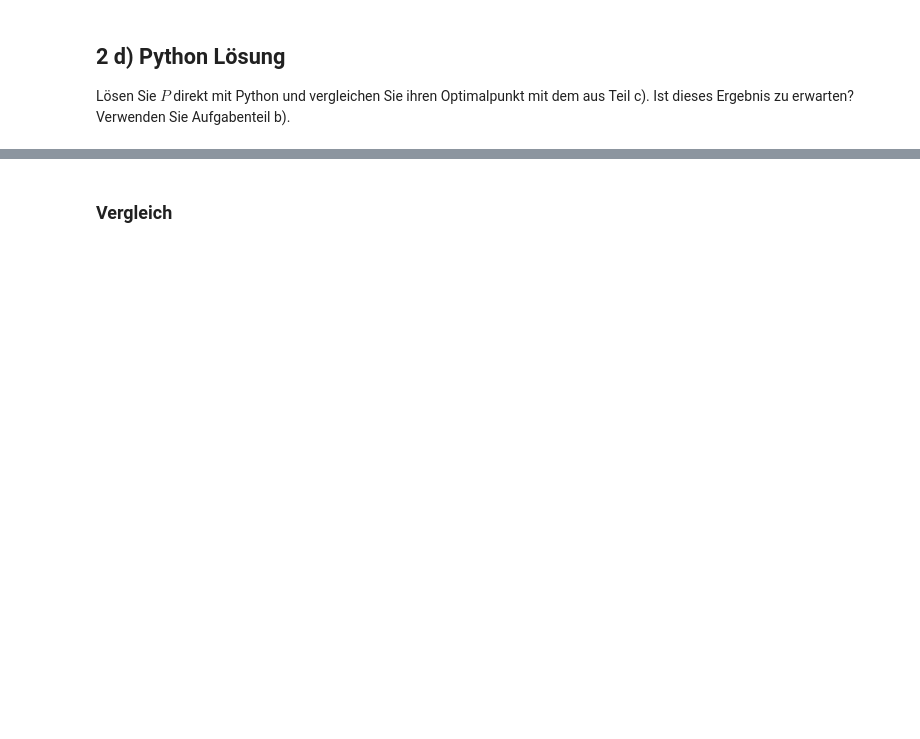
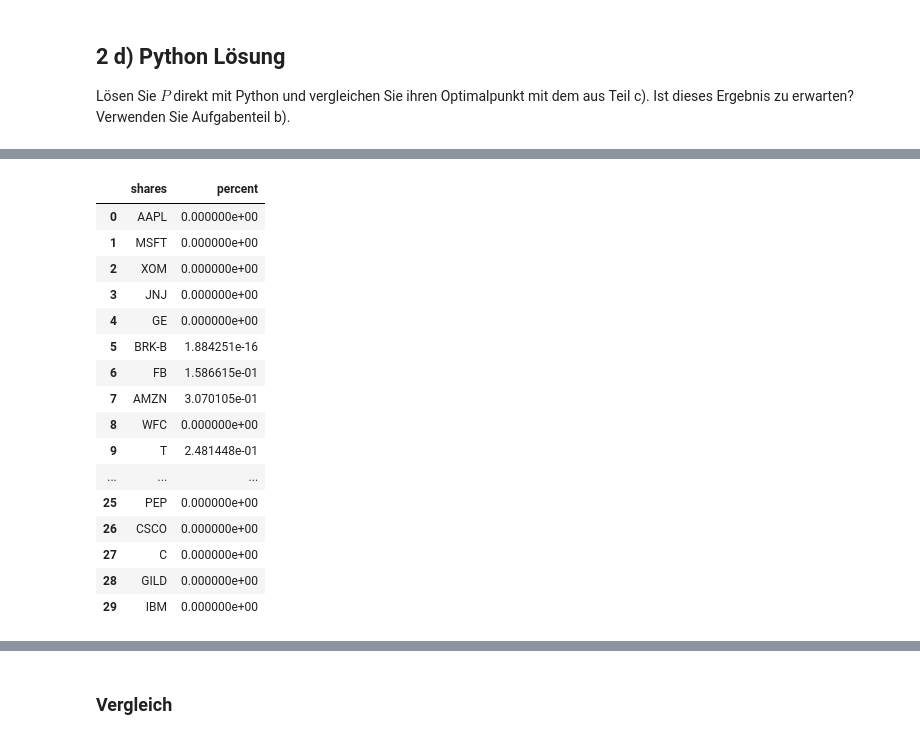
Before and after one commit to ngminh-jo/global_opt, a Jupyter notebook: sonderubung2/Python_2aufgabe/Sonderuebung2.ipynb, the cells around one changed output, grey strips where cells are left out. Saved outputs shown, nothing was run; the diff lists cells and outputs as text; code cells hidden in the pictures; blank space fills up the shorter version.

```diff
--- a/sonderubung2/Python_2aufgabe/Sonderuebung2.ipynb
+++ b/sonderubung2/Python_2aufgabe/Sonderuebung2.ipynb
@@ -139,0 +288,20 @@ Lösen Sie $P$ direkt mit Python und vergleichen Sie ihren Optimalpunkt mit dem
+# %%
+res_pri
+# %% [output]
+|  | shares | percent |
+| 0 | AAPL | 0.000000e+00 |
+| 1 | MSFT | 0.000000e+00 |
+| 2 | XOM | 0.000000e+00 |
+| 3 | JNJ | 0.000000e+00 |
+| 4 | GE | 0.000000e+00 |
+| 5 | BRK-B | 1.884251e-16 |
+| 6 | FB | 1.586615e-01 |
+| 7 | AMZN | 3.070105e-01 |
+| 8 | WFC | 0.000000e+00 |
+| 9 | T | 2.481448e-01 |
+| ... | ... | ... |
+| 25 | PEP | 0.000000e+00 |
+| 26 | CSCO | 0.000000e+00 |
+| 27 | C | 0.000000e+00 |
+| 28 | GILD | 0.000000e+00 |
+| 29 | IBM | 0.000000e+00 |
```
Also changed, not shown: parts of 35 cells of this notebook, 3 other files.
